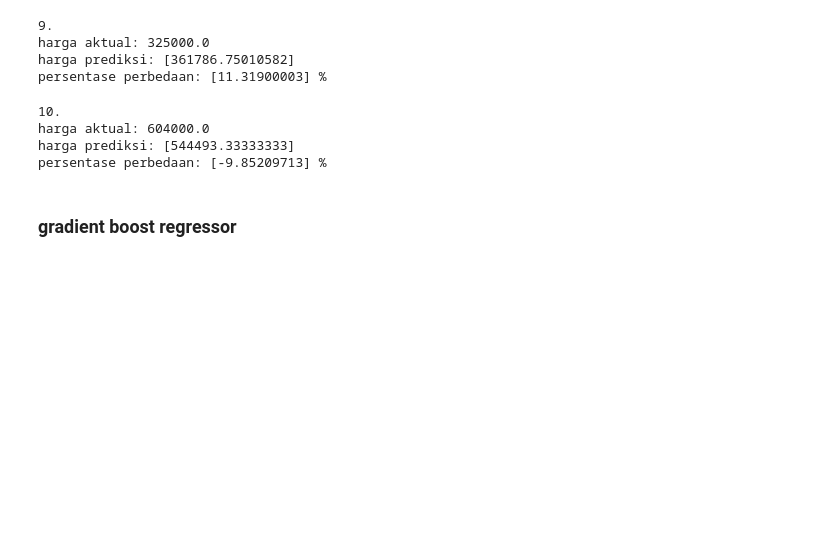
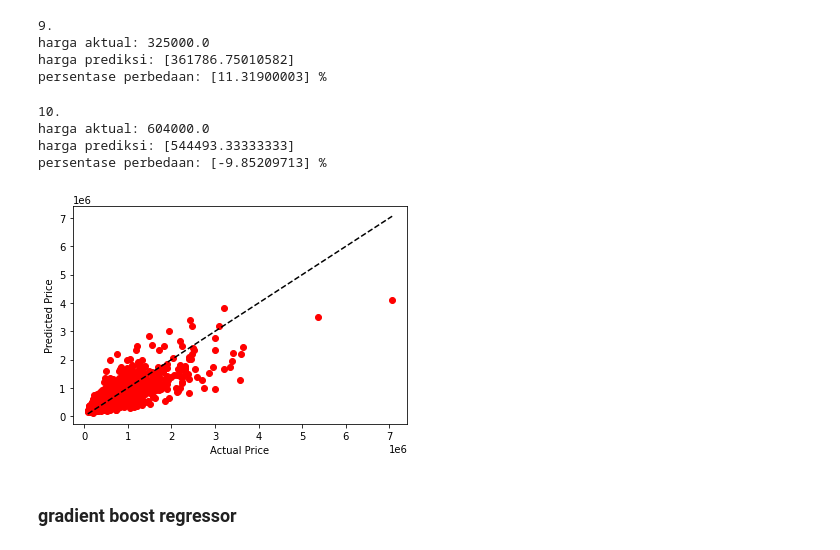
Before and after one commit to GilangAgungS/belajar-prediksi-harga-rumah, a Jupyter notebook: latian_PrediksiHargaRumah.ipynb, the cells around one changed output. Saved outputs shown, nothing was run; the diff lists cells and outputs as text; code cells hidden in the pictures; blank space fills up the shorter version.

Commit message:
compare harga real & pred

```diff
--- a/latian_PrediksiHargaRumah.ipynb
+++ b/latian_PrediksiHargaRumah.ipynb
@@ -453,8 +453,8 @@ variabel y berisi variabel 'price' sebagai variabel dependen
 from sklearn.model_selection import train_test_split
 # %%
 # X(Independent variables) and y(target variables)
-X = dataFrame[['bedrooms', 'bathrooms',	'sqft_living',	'grade',	'yr_built']] #.values
-y = dataFrame['price'] #.values
+X = dataFrame[['bedrooms', 'bathrooms',	'sqft_living',	'grade',	'yr_built']].values
+y = dataFrame['price'].values
 # %%
 X
 # %% [output]
@@ -559,7 +553,7 @@ array([655597.05154588])
 #random forest regressor
 from sklearn.ensemble import RandomForestRegressor
 
-RFG = RandomForestRegressor(n_estimators=300, max_depth=1000)
+RFG = RandomForestRegressor(n_estimators=300, random_state=50)
 RFG.fit(X_train, y_train)
 RFG.score(X_train, y_train)*100
 # %% [output]
@@ -724,6 +727,16 @@ harga prediksi: [544493.33333333]
 persentase perbedaan: [-9.85209713] %
 # %%
 #print("rata-rata persentase selisih: ", (((3.11901496)+(-15.40181796)+(5.77395229)+(-1.21984747)+(-21.38292651)+(-2.36890205)+(11.44186047)+(5.08651652)+(10.93887424)+(-7.9580574))/10), "%")
+# %%
+#melihat plot antara harga prediksi dengan harga real
+
+plt.scatter(y_test, RFG.predict(X_test), color='red')
+plt.plot([y_test.min(), y_test.max()], [y_test.min(), y_test.max()], '--', color='black')
+plt.xlabel('Actual Price')
+plt.ylabel('Predicted Price')
+plt.show()
+# %% [output]
+[figure, added]
 # %% [markdown]
 ### gradient boost regressor
 # %%
```
Also changed, not shown: parts of 4 cells of this notebook.
